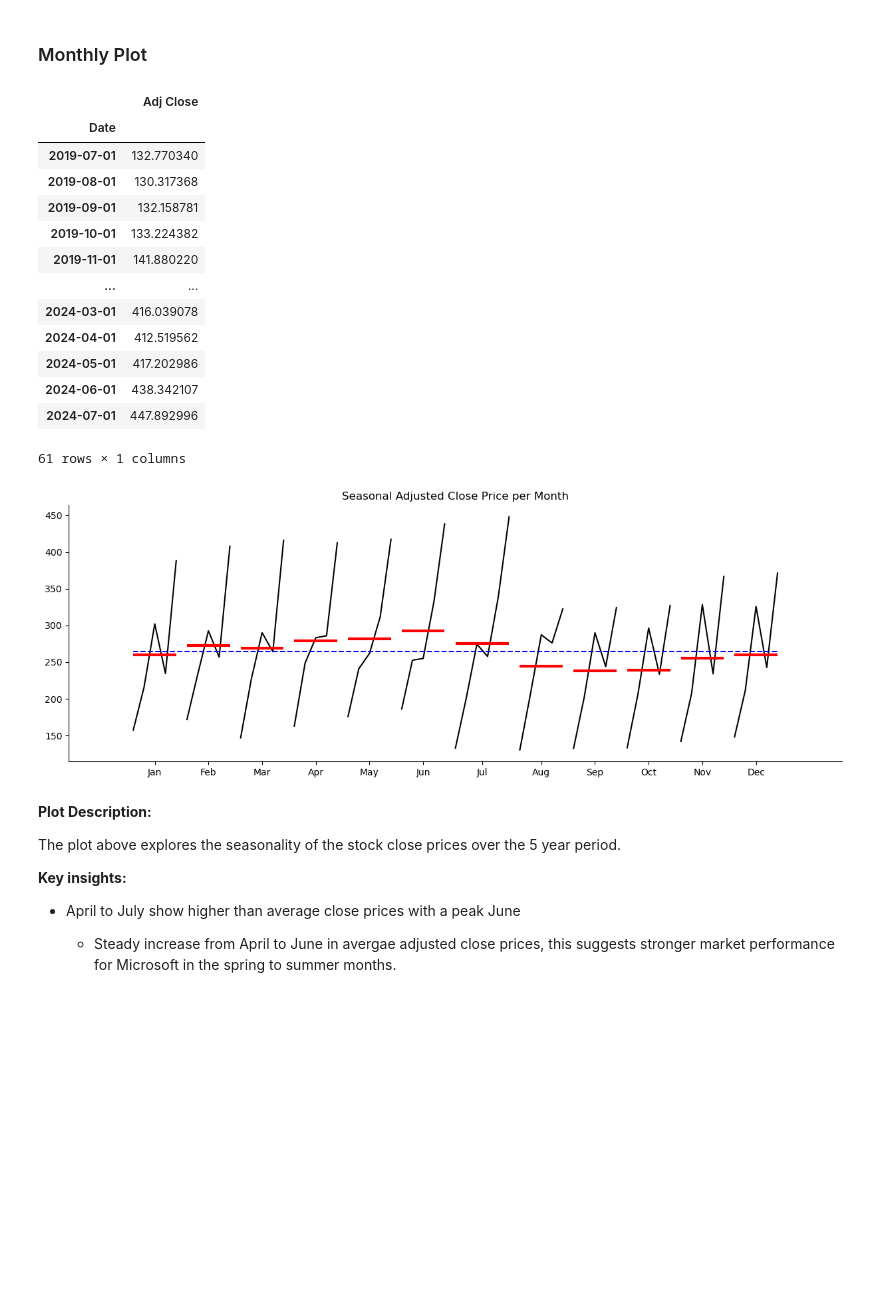
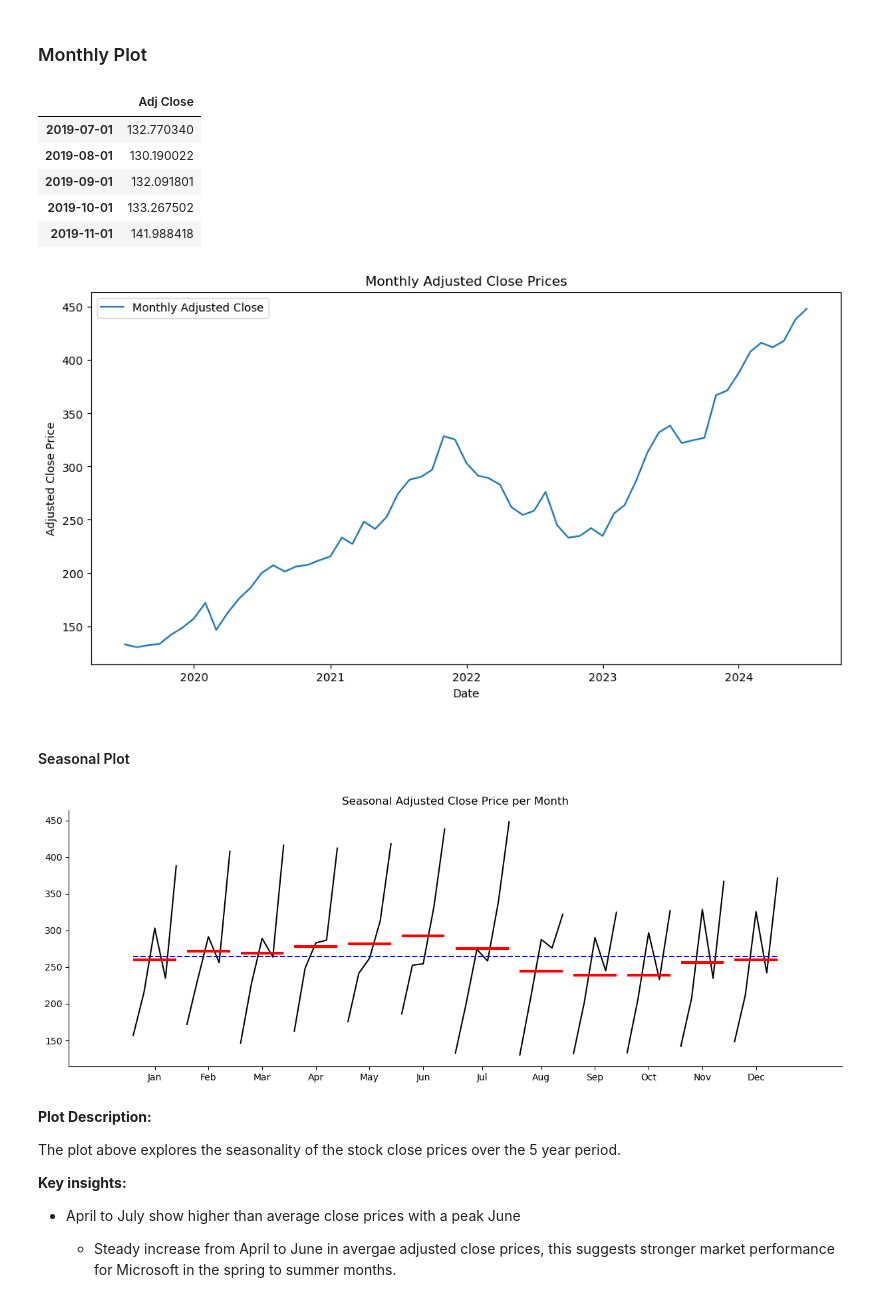
Before and after one commit to simrenbasra/timeseries, a Jupyter notebook: notebooks/01_data_processing/03-data-eda.ipynb, the cells around one changed output. Cells and saved outputs as stored; diff of their text form; code cells hidden in the pictures; blank space fills up the shorter version.

```diff
--- a/notebooks/01_data_processing/03-data-eda.ipynb
+++ b/notebooks/01_data_processing/03-data-eda.ipynb
@@ -23,4 +35,4 @@ import statsmodels.api as sm
 ## Data Loading
 ----
 # %%
-msft_df = pd.read_csv('../../data/microsoft_data_cleaned.csv', index_col='Date')
+msft_df = pd.read_csv('../../data/microsoft_data_cleaned.csv', index_col=0)
@@ -157,22 +151,20 @@ The weekly aggregation using resampling smooths out the fluctatuations we see in
 # %%
 monthly_msft_df = msft_df[['Adj Close']].resample('MS').mean()
 # %%
-monthly_msft_df
+monthly_msft_df.head(5)
 # %% [output]
 |  | Adj Close |
-| Date |  |
 | 2019-07-01 | 132.770340 |
-| 2019-08-01 | 130.317368 |
-| 2019-09-01 | 132.158781 |
-| 2019-10-01 | 133.224382 |
-| 2019-11-01 | 141.880220 |
-| ... | ... |
-| 2024-03-01 | 416.039078 |
-| 2024-04-01 | 412.519562 |
-| 2024-05-01 | 417.202986 |
-| 2024-06-01 | 438.342107 |
-| 2024-07-01 | 447.892996 |
+| 2019-08-01 | 130.190022 |
+| 2019-09-01 | 132.091801 |
+| 2019-10-01 | 133.267502 |
+| 2019-11-01 | 141.988418 |
-61 rows × 1 columns
+# %%
+plt_adj_close(monthly_msft_df, 'Monthly')
+# %% [output]
+[figure, added]
+# %% [markdown]
+#### Seasonal Plot
 # %%
 from statsmodels.graphics.tsaplots import month_plot
 
@@ -188,7 +180,7 @@ plt.title("Seasonal Adjusted Close Price per Month")
 sns.despine()
 plt.show()
 # %% [output]
-[figure, old version]
+[figure, new version]
 # %% [markdown]
 **Plot Description:**
 
```
Also changed, not shown: parts of 48 cells of this notebook.
